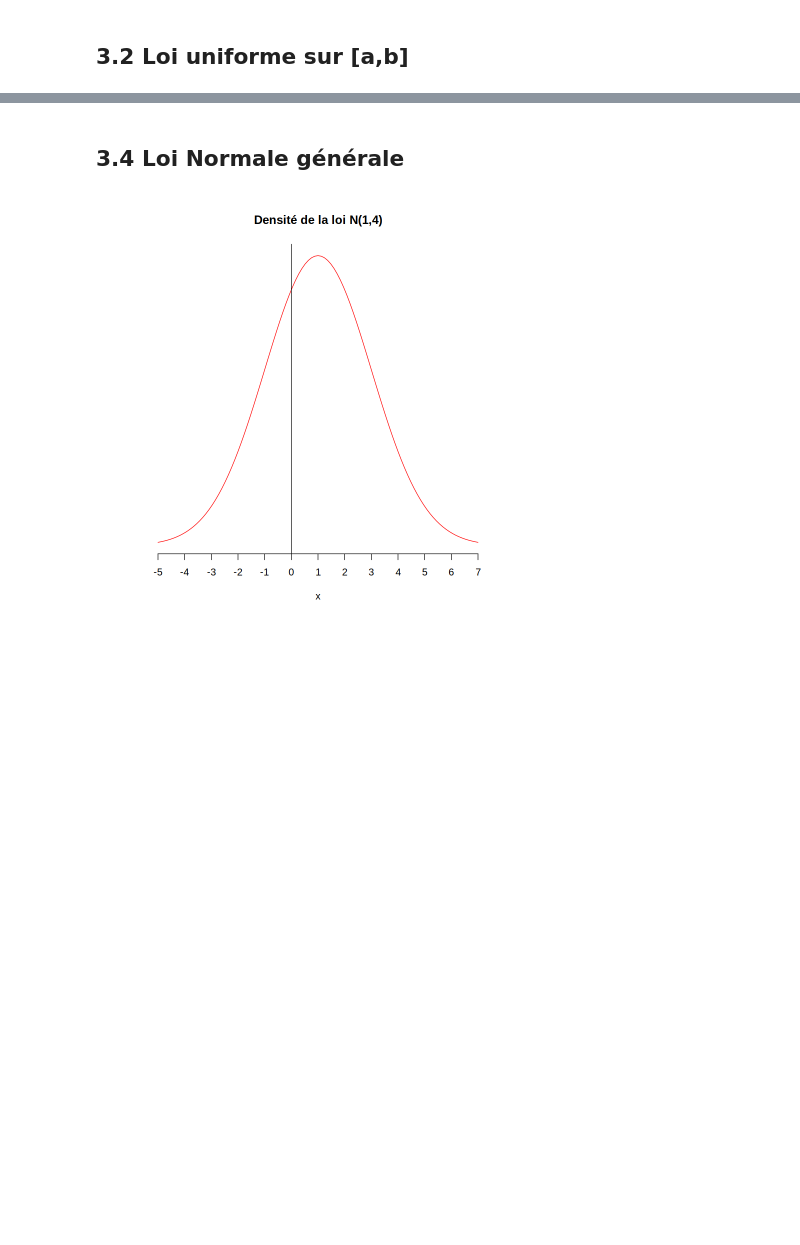
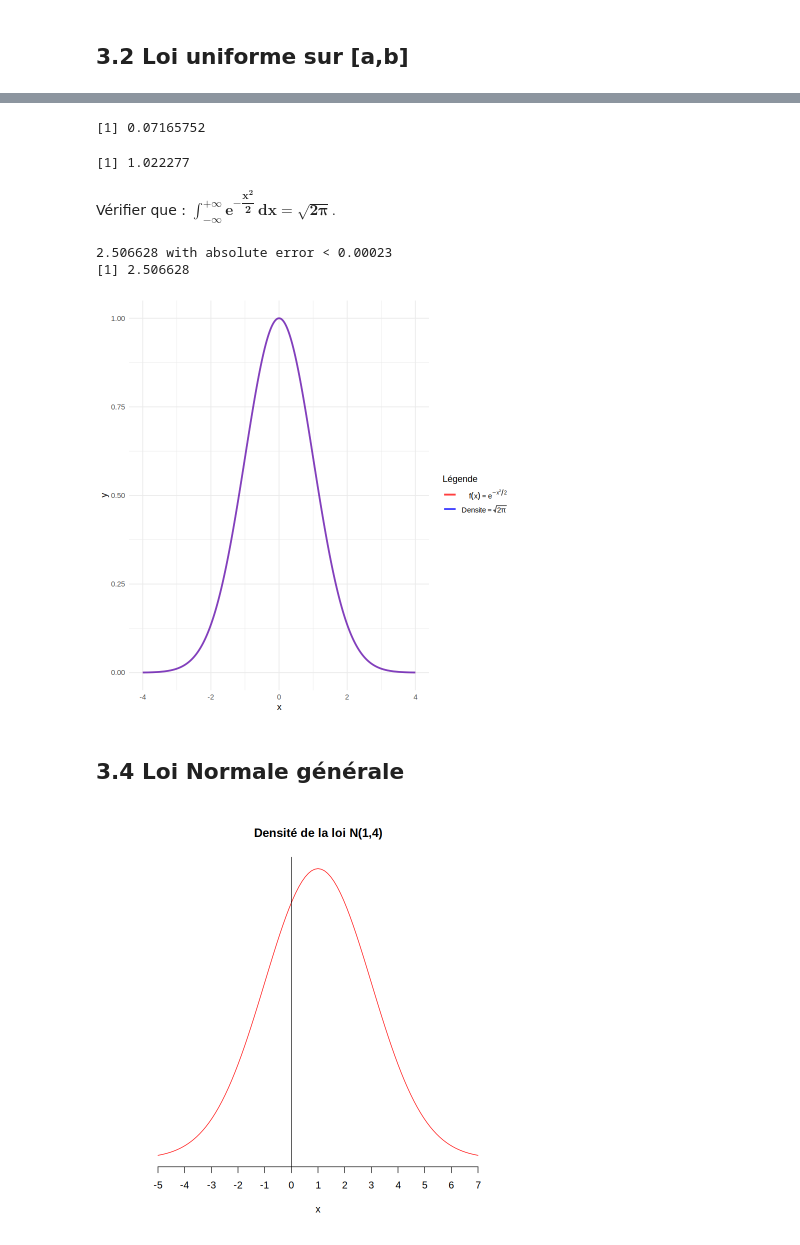
Before and after one commit to AllanDCQ/Simulation-de-lois-de-probabilit-s, a Jupyter notebook: simulation_de_lois_de_probabilites.ipynb, the cells around one changed output, grey strips where cells are left out. Cells and saved outputs as stored; diff of their text form; code cells hidden in the pictures; blank space fills up the shorter version.

```diff
--- a/simulation_de_lois_de_probabilites.ipynb
+++ b/simulation_de_lois_de_probabilites.ipynb
@@ -337,3 +308,43 @@ hist(ech,freq=F,breaks=10,xlim = c(-3,3))
+# %%
+mean(ech)
+var(ech)
+# %% [output]
+[1] 0.07165752
+[1] 1.022277
+# %% [markdown]
+Vérifier que : $\mathbf{\int_{-\infty}^{+\infty}e^{-\dfrac{x^2}{2}}\,dx=\sqrt{2\pi}}.$
+# %%
+# Vérification 1 de l'égalité :
+equation_1 <- integrate(function(x) exp(-x^2/2),-Inf,Inf)
+equation_2 <- sqrt(2*pi)
+
+print(equation_1)
+print(equation_2)
+# %% [output]
+2.506628 with absolute error < 0.00023
+[1] 2.506628
+# %%
+# Tracer une courbe de la fonction f(x) = e^(-x^2/2) et de la densité de sqrt(2*pi)
+x <- seq(-4, 4, length.out = 1000)
+y <- exp(-x^2 / 2)
+y2 <- dnorm(x) * sqrt(2 * pi)
+library(ggplot2)
+df <- data.frame(x = x, y = y, y2 = y2)
+
+ggplot(df, aes(x = x)) +
+  geom_line(aes(y = y, color = "f1"), alpha = 0.5, size = 1) +  # Courbe rouge avec transparence
+  geom_line(aes(y = y2, color = "f2"), alpha = 0.5, size = 1) +  # Courbe bleue avec transparence
+  scale_color_manual(
+    values = c("f1" = "red", "f2" = "blue"),
+    labels = c(
+      expression(f(x) == e^{-x^2 / 2}),
+      expression(Densite == sqrt(2 * pi))
+    )
+  ) +
+  labs(x = "x", y = "y", color = "Légende") +
+  theme_minimal()
+# %% [output]
+[figure, added]
 # %% [markdown]
 ## 3.4 Loi Normale générale
 # %%
```
Also changed, not shown: parts of 59 cells of this notebook, 33 other files.
